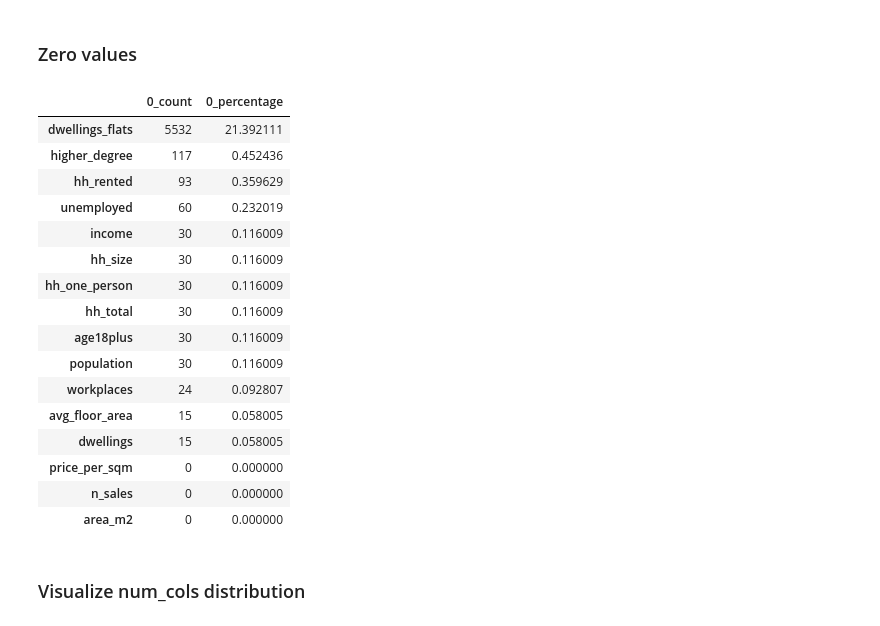
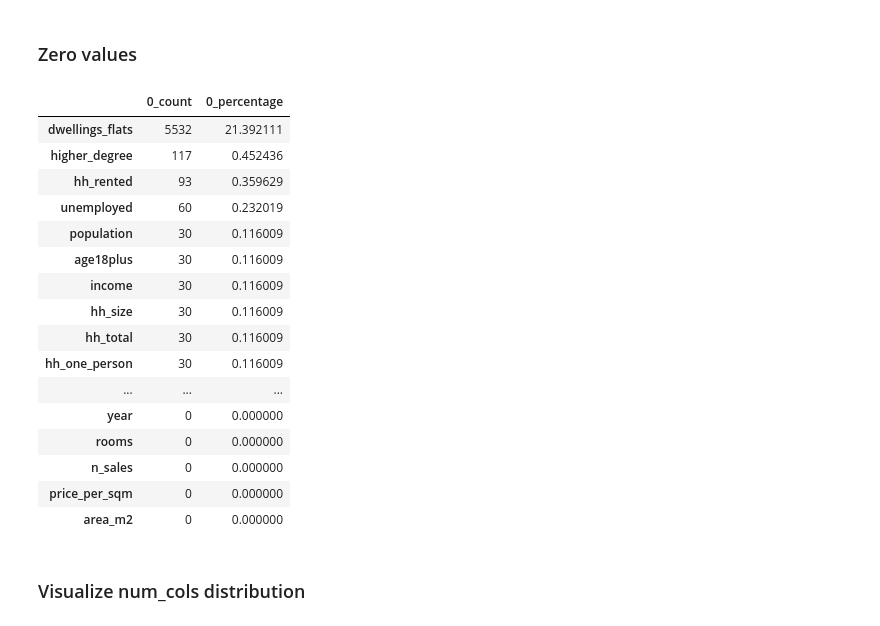
Before and after one commit to Amila-codes/housing-affordability-fi, a Jupyter notebook: notebooks/Capstone.ipynb, the cells around one changed output. Saved outputs shown, nothing was run; the diff lists cells and outputs as text; code cells hidden in the pictures.

```diff
--- a/notebooks/Capstone.ipynb
+++ b/notebooks/Capstone.ipynb
@@ -446,29 +446,35 @@ Index(['postal_code', 'municipality', 'year', 'rooms', 'price_per_sqm',
 # %% [markdown]
 ### Zero values
 # %%
+num_cols = ['year', 'rooms', 'price_per_sqm',
+       'n_sales', 'population', 'age18plus', 'higher_degree', 'income',
+       'hh_size', 'hh_total', 'hh_rented', 'hh_one_person', 'dwellings',
+       'dwellings_flats', 'avg_floor_area', 'unemployed', 'workplaces',
+       'centroid_x', 'centroid_y', 'area_m2']
+
 zero_summary = pd.DataFrame({
   '0_count': (df_merged[num_cols] == 0).sum(),
   '0_percentage': (df_merged[num_cols]==0).mean()*100
 })
 
 zero_summary.sort_values('0_percentage', ascending=False)
 # %% [output]
 |  | 0_count | 0_percentage |
 | dwellings_flats | 5532 | 21.392111 |
 | higher_degree | 117 | 0.452436 |
 | hh_rented | 93 | 0.359629 |
 | unemployed | 60 | 0.232019 |
+| population | 30 | 0.116009 |
+| age18plus | 30 | 0.116009 |
 | income | 30 | 0.116009 |
 | hh_size | 30 | 0.116009 |
+| hh_total | 30 | 0.116009 |
 | hh_one_person | 30 | 0.116009 |
-| hh_total | 30 | 0.116009 |
-| age18plus | 30 | 0.116009 |
-| population | 30 | 0.116009 |
-| workplaces | 24 | 0.092807 |
-| avg_floor_area | 15 | 0.058005 |
-| dwellings | 15 | 0.058005 |
+| ... | ... | ... |
+| year | 0 | 0.000000 |
+| rooms | 0 | 0.000000 |
+| n_sales | 0 | 0.000000 |
 | price_per_sqm | 0 | 0.000000 |
-| n_sales | 0 | 0.000000 |
 | area_m2 | 0 | 0.000000 |
 # %% [markdown]
 ### Visualize num_cols distribution
```
Also changed, not shown: parts of 20 cells of this notebook.
